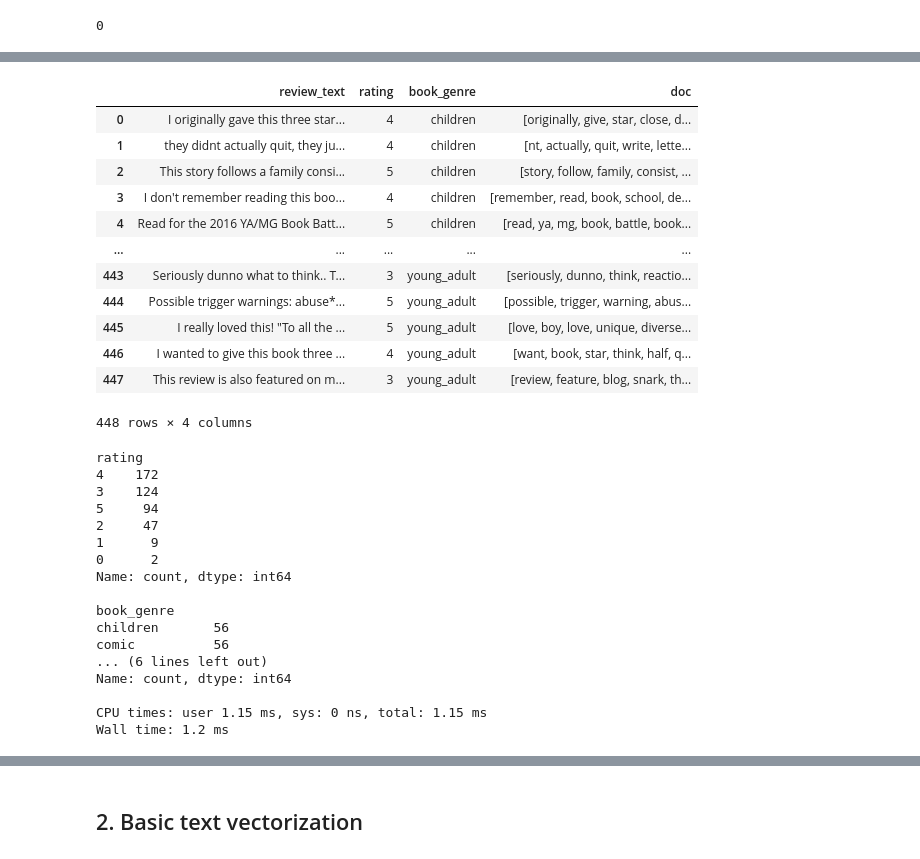
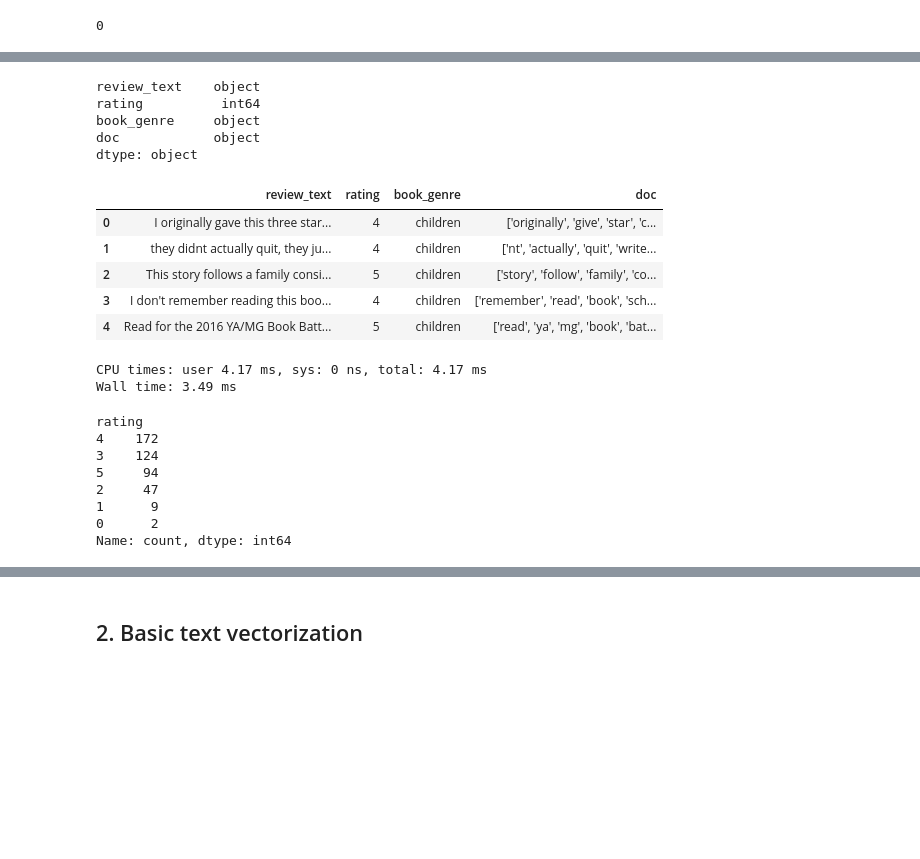
Before and after one commit to roliverc/Goodreads-meets-NLP, a Jupyter notebook: spacy_gensim_dask.ipynb, the cells around one changed output, grey strips where cells are left out. Cells and saved outputs as stored; diff of their text form; code cells hidden in the pictures; blank space fills up the shorter version.

```diff
--- a/spacy_gensim_dask.ipynb
+++ b/spacy_gensim_dask.ipynb
@@ -167,0 +160,10 @@ Wall time: 4min 10s
+# %%
+%%time
+# Save the tokenized and lemmatized dataset
+PARQUET_FILE = "data/reviews_spoiler_reduced_tokenized.parquet"
+
+DASK_WORKERS = os.cpu_count() * 2 - 2
+
+sample_dd_parquet = sample_dd.copy()
+sample_dd_parquet["doc"] = sample_dd_parquet["doc"].apply(str, meta=("text", "str"))
+sample_dd_parquet.to_parquet(PARQUET_FILE)
@@ -172,5 +177,5 @@ os.system('notify-send "Execution finished." "Cell execution has finished."')
 # %%
 %%time
 # Obtain the Pandas Dataframe
-sample_df = sample_dd.compute(scheduler="threads", num_workers=os.cpu_count()*2)
+sample_df = pd.read_parquet(PARQUET_FILE).reset_index(drop=True)
 # %% [output]
@@ -179,44 +184,34 @@ Wall time: 4min 38s
-# %%
-# Print the transformed Pandas dataframe
-sample_df
-# %% [output]
-|  | review_text | rating | book_genre | doc |
-| 0 | I originally gave this three star... | 4 | children | [originally, give, star, close, d... |
-| 1 | they didnt actually quit, they ju... | 4 | children | [nt, actually, quit, write, lette... |
-| 2 | This story follows a family consi... | 5 | children | [story, follow, family, consist, ... |
-| 3 | I don't remember reading this boo... | 4 | children | [remember, read, book, school, de... |
-| 4 | Read for the 2016 YA/MG Book Batt... | 5 | children | [read, ya, mg, book, battle, book... |
-| ... | ... | ... | ... | ... |
-| 443 | Seriously dunno what to think.. T... | 3 | young_adult | [seriously, dunno, think, reactio... |
-| 444 | Possible trigger warnings: abuse*... | 5 | young_adult | [possible, trigger, warning, abus... |
-| 445 | I really loved this! "To all the ... | 5 | young_adult | [love, boy, love, unique, diverse... |
-| 446 | I wanted to give this book three ... | 4 | young_adult | [want, book, star, think, half, q... |
-| 447 | This review is also featured on m... | 3 | young_adult | [review, feature, blog, snark, th... |
-448 rows × 4 columns
+# %%
+sample_df.dtypes
+# %% [output]
+review_text    object
+rating          int64
+book_genre     object
+doc            object
+dtype: object
+# %%
+sample_df.head()
+# %% [output]
+|  | review_text | rating | book_genre | doc |
+| 0 | I originally gave this three star... | 4 | children | ['originally', 'give', 'star', 'c... |
+| 1 | they didnt actually quit, they ju... | 4 | children | ['nt', 'actually', 'quit', 'write... |
+| 2 | This story follows a family consi... | 5 | children | ['story', 'follow', 'family', 'co... |
+| 3 | I don't remember reading this boo... | 4 | children | ['remember', 'read', 'book', 'sch... |
+| 4 | Read for the 2016 YA/MG Book Batt... | 5 | children | ['read', 'ya', 'mg', 'book', 'bat... |
 # %%
 %%time
 # Count the number of appearances of each rating value
 rating_counts = sample_df["rating"].value_counts()
 
-# Count the number of appearances of each book genre
-genre_counts = sample_df["book_genre"].value_counts()
-
-print(f"{rating_counts}\n\n{genre_counts}\n")
+rating_counts
 # %% [output]
-rating
-4    172
-3    124
-5     94
-2     47
-1      9
-0      2
-Name: count, dtype: int64
-
-book_genre
-children       56
-comic          56
-... (6 lines left out)
-Name: count, dtype: int64
-
-CPU times: user 1.15 ms, sys: 0 ns, total: 1.15 ms
-Wall time: 1.2 ms
+CPU times: user 4.17 ms, sys: 0 ns, total: 4.17 ms
+Wall time: 3.49 ms
+rating
+4    172
+3    124
+5     94
+2     47
+1      9
+0      2
+Name: count, dtype: int64
```
Also changed, not shown: parts of 34 cells of this notebook, 1 other file.
